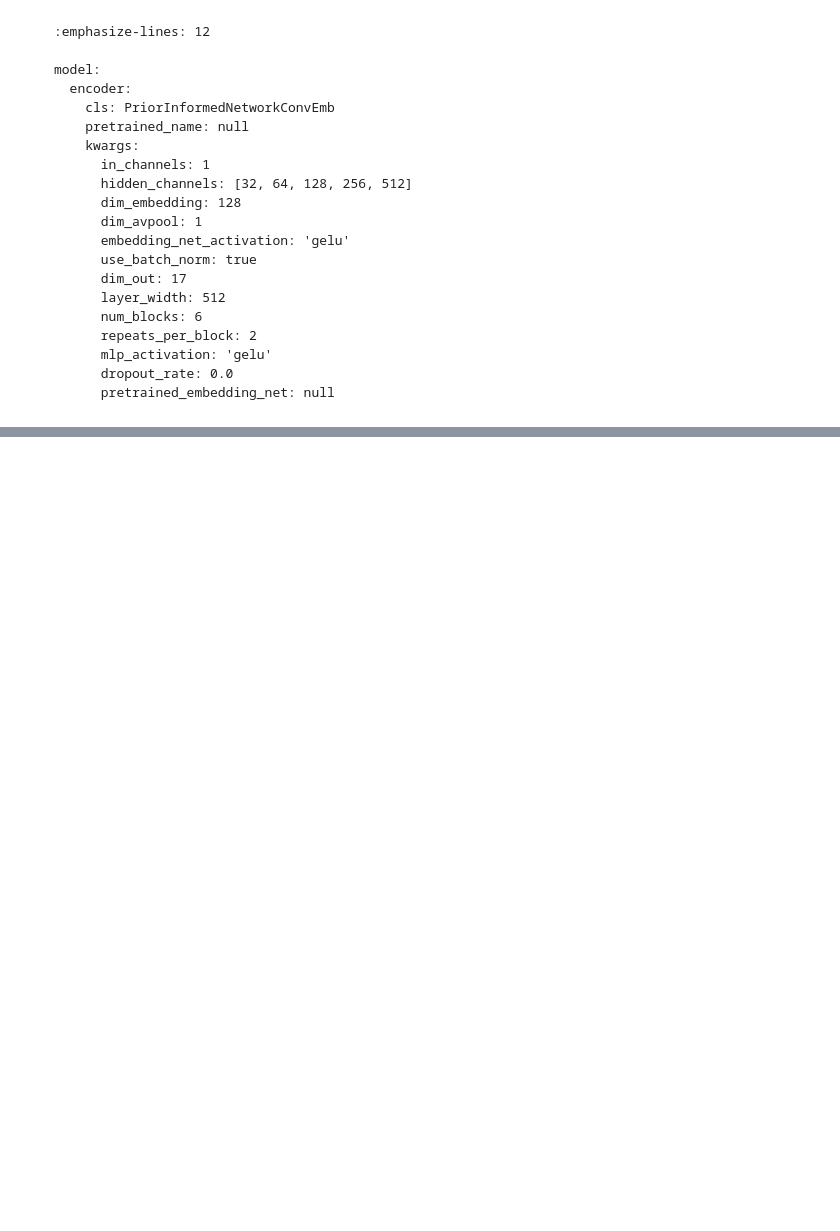
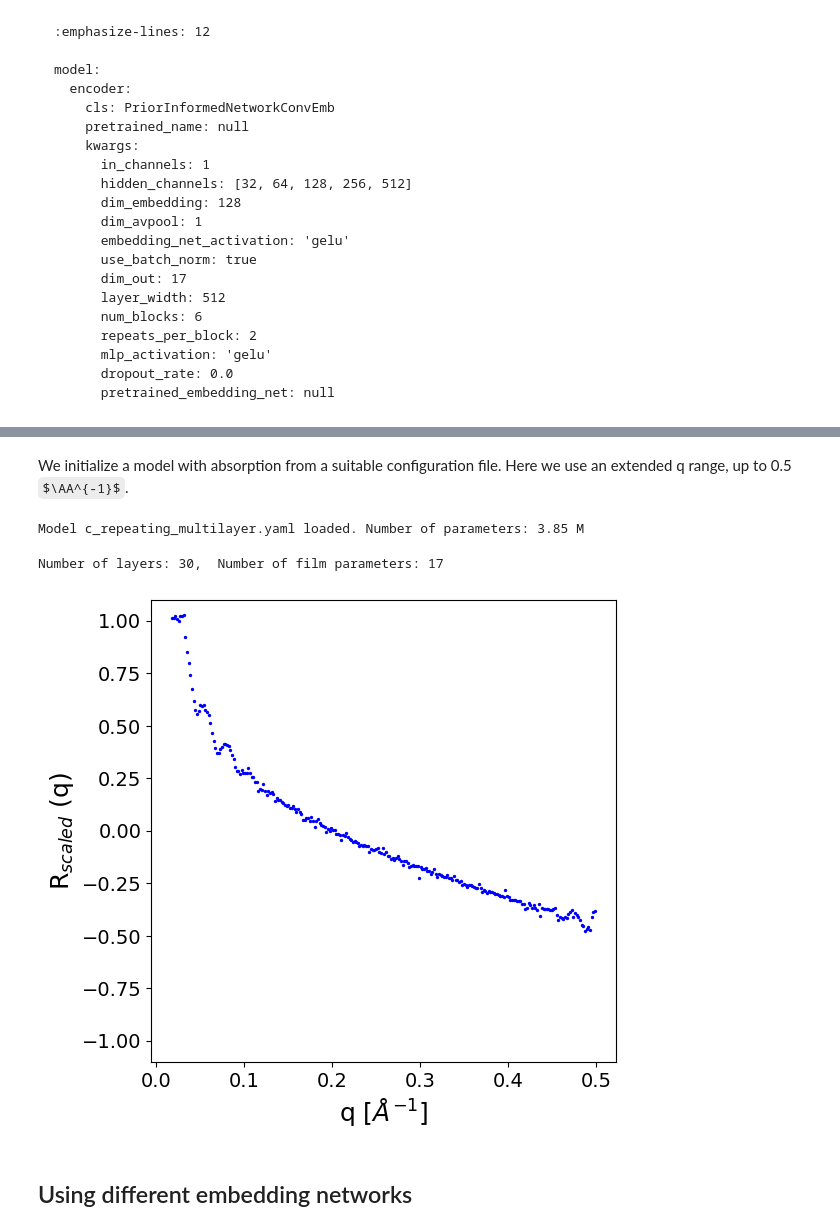
Before and after one commit to m-levytskyi/reflectorch-nflows, a Jupyter notebook: docs/advanced_functionality.ipynb, the cells around one changed output, grey strips where cells are left out. Saved outputs shown, nothing was run; the diff lists cells and outputs as text; code cells hidden in the pictures; some formulas as TeX source; blank space fills up the shorter version.

````diff
--- a/docs/advanced_functionality.ipynb
+++ b/docs/advanced_functionality.ipynb
@@ -226,3 +227,35 @@ model:
 :name: embedding_networks
 Embedding Networks
 ``` -->
+# %% [markdown]
+We initialize a model with absorption from a suitable configuration file. Here we use an extended q range, up to 0.5 $\AA^{-1}$.
+# %%
+trainer = get_trainer_by_name(config_name='c_repeating_multilayer', load_weights=False)
+# %% [output]
+Model c_repeating_multilayer.yaml loaded. Number of parameters: 3.85 M
+# %%
+simulated_data = trainer.loader.get_batch(batch_size=64)
+
+n_layers = simulated_data['params'].max_layer_num
+n_params = simulated_data['params'].num_params
+
+print(f'Number of layers: {n_layers},  Number of film parameters: {n_params}')
+# %% [output]
+Number of layers: 30,  Number of film parameters: 17
+# %%
+q = to_np(simulated_data['q_values'])[0]
+scaled_noisy_curves = simulated_data['scaled_noisy_curves']
+
+i = 1
+
+fig, ax = plt.subplots(1,1,figsize=(6,6))
+ax.set_ylim(-1.1, 1.1)
+ax.set_xlabel('q [$Å^{-1}$]', fontsize=18)
+ax.set_ylabel('R$_{scaled}$ (q)', fontsize=18)
+ax.tick_params(axis='both', which='major', labelsize=14)
+
+ax.scatter(q, scaled_noisy_curves[i].cpu().numpy(), c='blue', s=2.0);
+# %% [output]
+[figure, added]
+# %% [markdown]
+## Using different embedding networks
````
Also changed, not shown: parts of 21 cells of this notebook.
